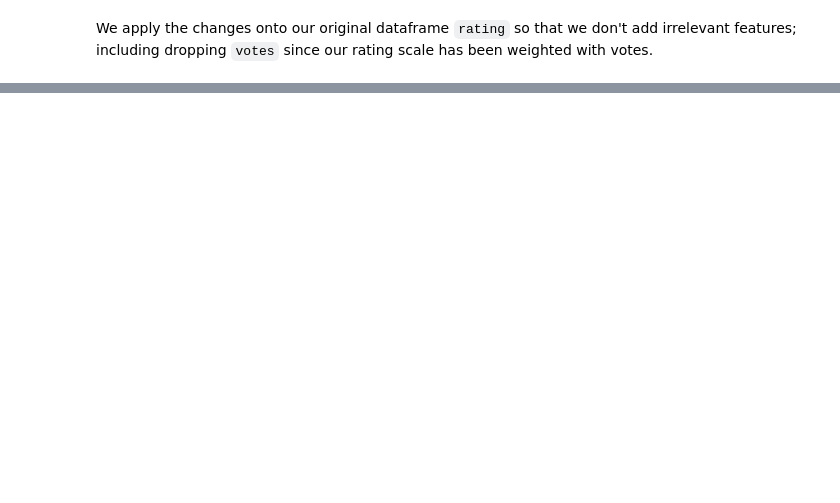
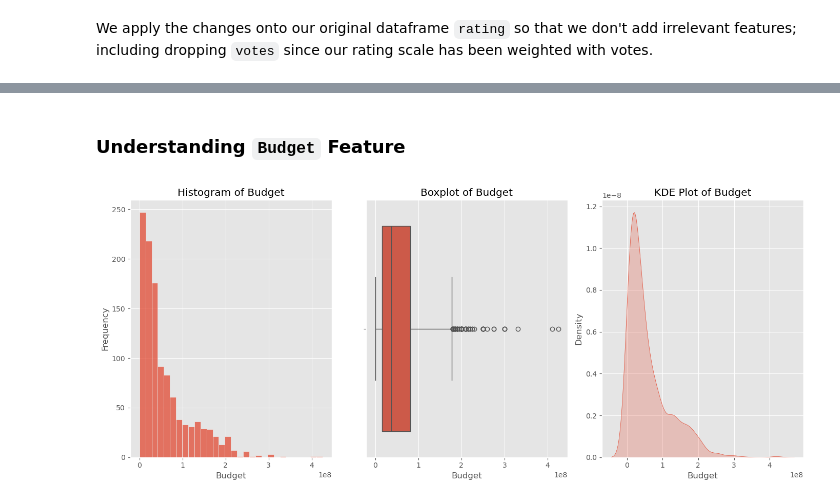
Before and after one commit to mrhussaink7/new-films-movie-data, a Jupyter notebook: index.ipynb, the cells around one changed output, grey strips where cells are left out. Drawn from its saved outputs; the diff is of its cells as text; code cells hidden in the pictures; blank space fills up the shorter version.

Commit message:
[ADD] Completed feature relationship plots.

```diff
--- a/index.ipynb
+++ b/index.ipynb
@@ -164,0 +329,4 @@ df.tail()
+# %%
+top_60_percent = df['profit'].quantile(0.6)
+mask = df[df['profit'] >= top_60_percent]
+mask.shape
@@ -164,0 +337,3 @@ df.tail()
+# %%
+df = mask.sort_values(by='profit', ascending=False).reset_index(drop=True).copy()
+df.head()
@@ -185,0 +416,24 @@ df
+# %% [markdown]
+### Understanding `Budget` Feature
+# %%
+plt.figure(figsize=(14, 6))
+plt.subplot(1, 3, 1)
+sns.histplot(df['budget'], kde=False, bins=30)
+plt.title('Histogram of Budget')
+plt.xlabel('Budget')
+plt.ylabel('Frequency')
+
+plt.subplot(1, 3, 2)
+sns.boxplot(x=df['budget'])
+plt.title('Boxplot of Budget')
+plt.xlabel('Budget')
+
+plt.subplot(1, 3, 3)
+sns.kdeplot(df['budget'], shade=True)
+plt.title('KDE Plot of Budget')
+plt.xlabel('Budget')
+
+plt.tight_layout()
+plt.show()
+# %% [output]
+[figure, added]
```
Also changed, not shown: parts of 34 cells of this notebook.
